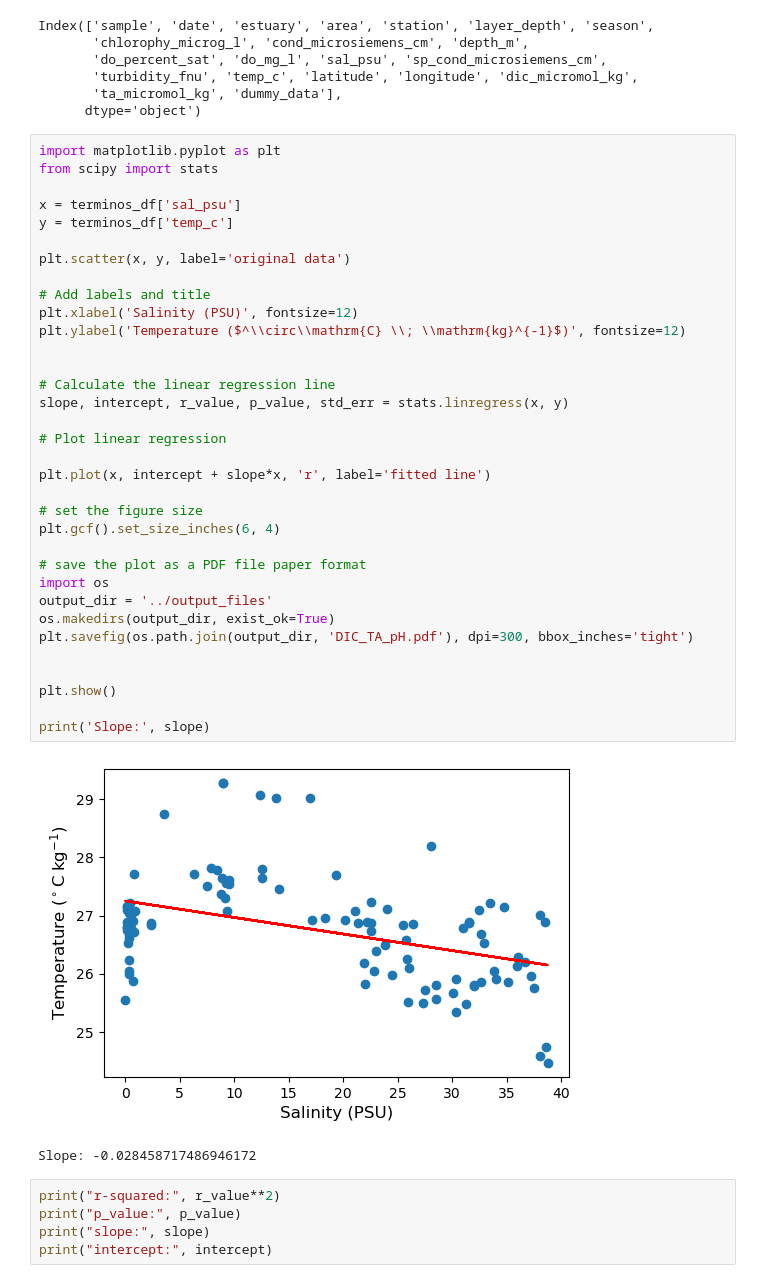
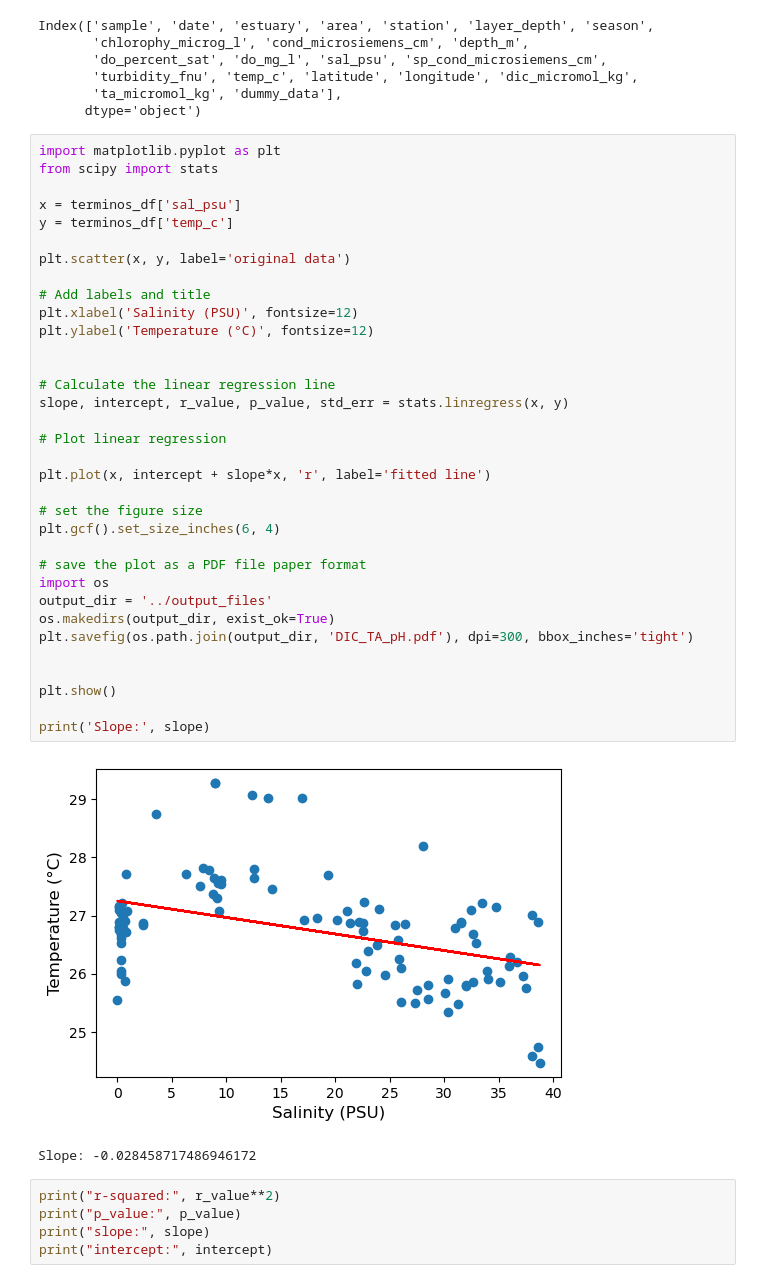
Before and after one commit to jpoh2/modelab-jp, a Jupyter notebook: 12_LinearRegresion_OLSregression.ipynb, the cells around one changed output. Cells and saved outputs as stored; diff of their text form.

```diff
--- a/12_LinearRegresion_OLSregression.ipynb
+++ b/12_LinearRegresion_OLSregression.ipynb
@@ -120,35 +120,35 @@ from scipy import stats
 x = terminos_df['sal_psu']
 y = terminos_df['temp_c']
 
 plt.scatter(x, y, label='original data')
 
 # Add labels and title
 plt.xlabel('Salinity (PSU)', fontsize=12)
-plt.ylabel('Temperature ($^\\circ\\mathrm{C} \\; \\mathrm{kg}^{-1}$)', fontsize=12)
+plt.ylabel('Temperature (°C)', fontsize=12)
 
 
 # Calculate the linear regression line
 slope, intercept, r_value, p_value, std_err = stats.linregress(x, y)
 
 # Plot linear regression
 
 plt.plot(x, intercept + slope*x, 'r', label='fitted line')
 
 # set the figure size
 plt.gcf().set_size_inches(6, 4)
 
 # save the plot as a PDF file paper format
 import os
 output_dir = '../output_files'
 os.makedirs(output_dir, exist_ok=True)
 plt.savefig(os.path.join(output_dir, 'DIC_TA_pH.pdf'), dpi=300, bbox_inches='tight')
 
 
 plt.show()
 
 print('Slope:', slope)
 # %% [output]
-[figure, old version]
+[figure, new version]
 Slope: -0.028458717486946172
 # %%
 print("r-squared:", r_value**2)
```
